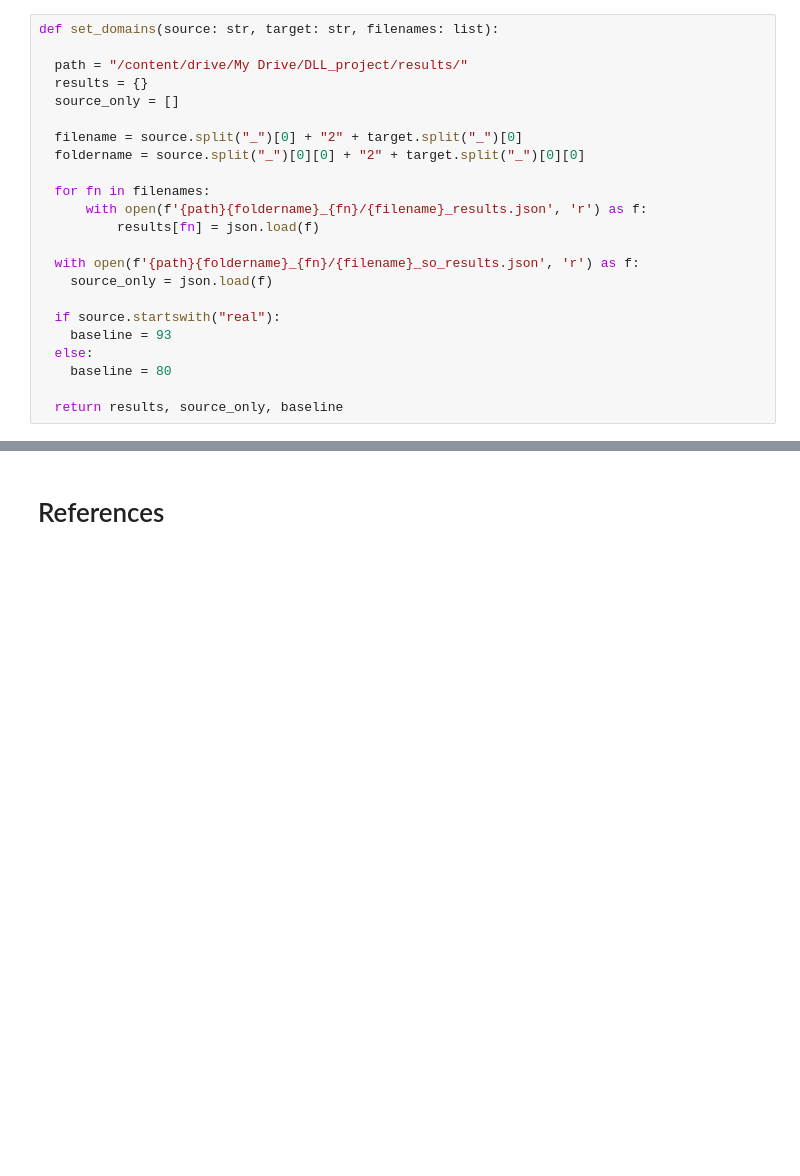
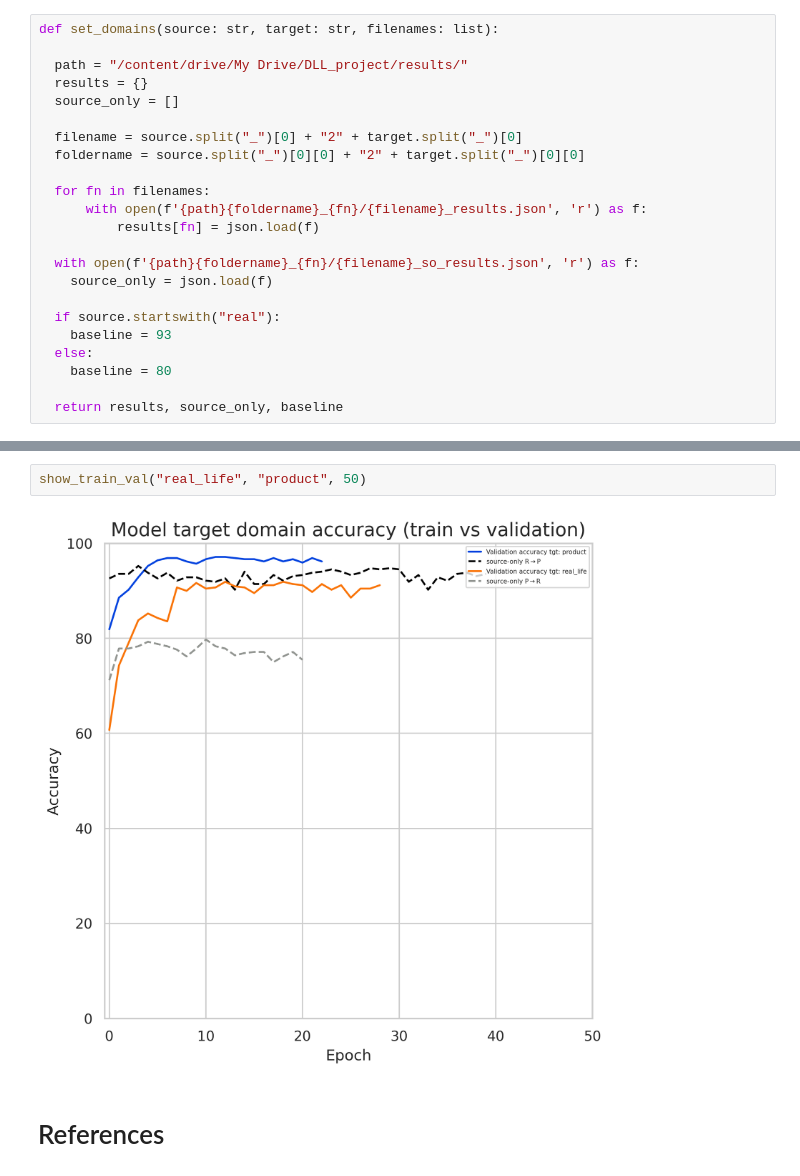
Before and after one commit to detch-for-shor/deep-learning-proj, a Jupyter notebook: SymNets_final.ipynb, the cells around one changed output, grey strips where cells are left out. Cells and saved outputs as stored; diff of their text form; blank space fills up the shorter version.

```diff
--- a/SymNets_final.ipynb
+++ b/SymNets_final.ipynb
@@ -1680,3 +1748,7 @@ show_results("product", "real_life", 60, filenames)
+# %%
+show_train_val("real_life", "product", 50)
+# %% [output]
+[figure, added]
 # %% [markdown]
 # References
 # %% [markdown]
```
Also changed, not shown: parts of 14 cells of this notebook, 1 other file.
